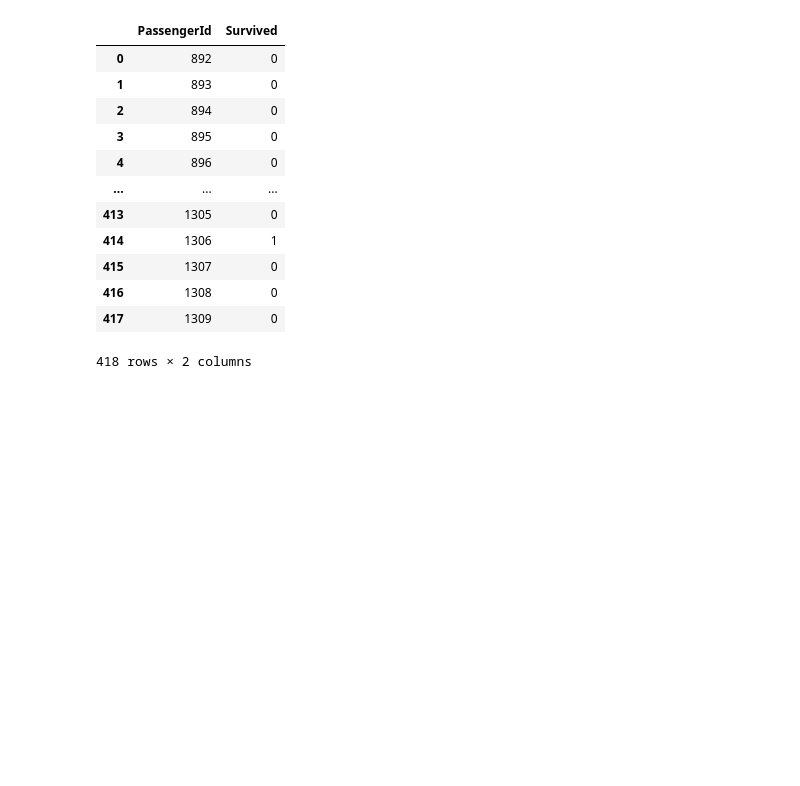
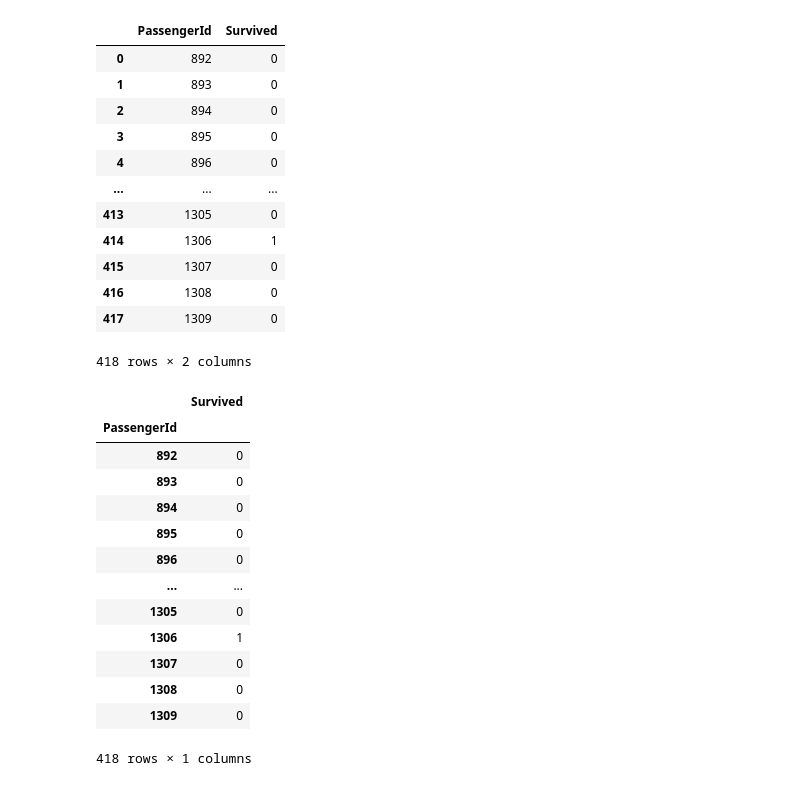
Before and after one commit to MichelleLucio/Titanic-Machine-Learning-Project, a Jupyter notebook: Titanic.ipynb, the cells around one changed output. Saved outputs shown, nothing was run; the diff lists cells and outputs as text; code cells hidden in the pictures; blank space fills up the shorter version.

Commit message:
updated cvs without index

```diff
--- a/Titanic.ipynb
+++ b/Titanic.ipynb
@@ -503,5 +494,22 @@ survival_df
 | 416 | 1308 | 0 |
 | 417 | 1309 | 0 |
 418 rows × 2 columns
+# %%
+survival_df.set_index("PassengerId")
+# %% [output]
+|  | Survived |
+| PassengerId |  |
+| 892 | 0 |
+| 893 | 0 |
+| 894 | 0 |
+| 895 | 0 |
+| 896 | 0 |
+| ... | ... |
+| 1305 | 0 |
+| 1306 | 1 |
+| 1307 | 0 |
+| 1308 | 0 |
+| 1309 | 0 |
+418 rows × 1 columns
 # %%
 survival_df.to_csv(r'static/test_data_survival.csv')
```
Also changed, not shown: parts of 1 cell of this notebook.
